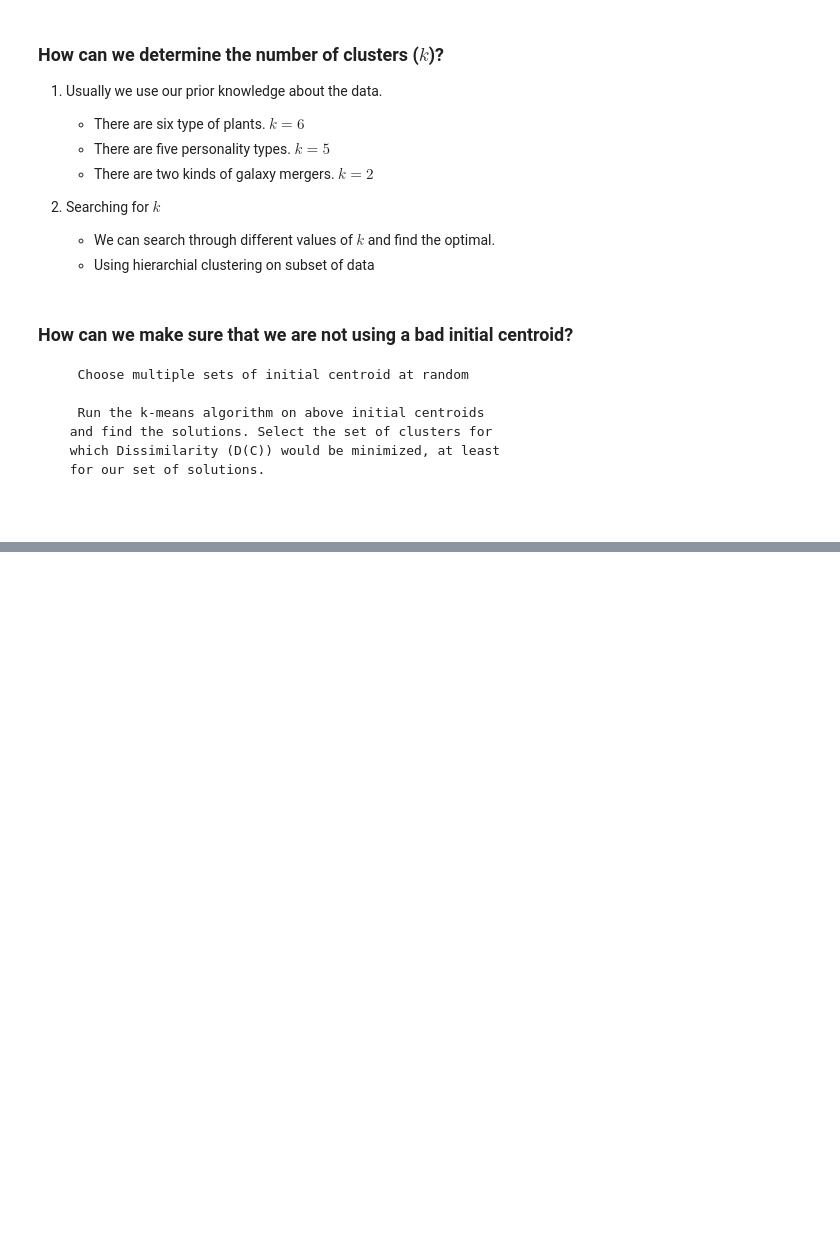
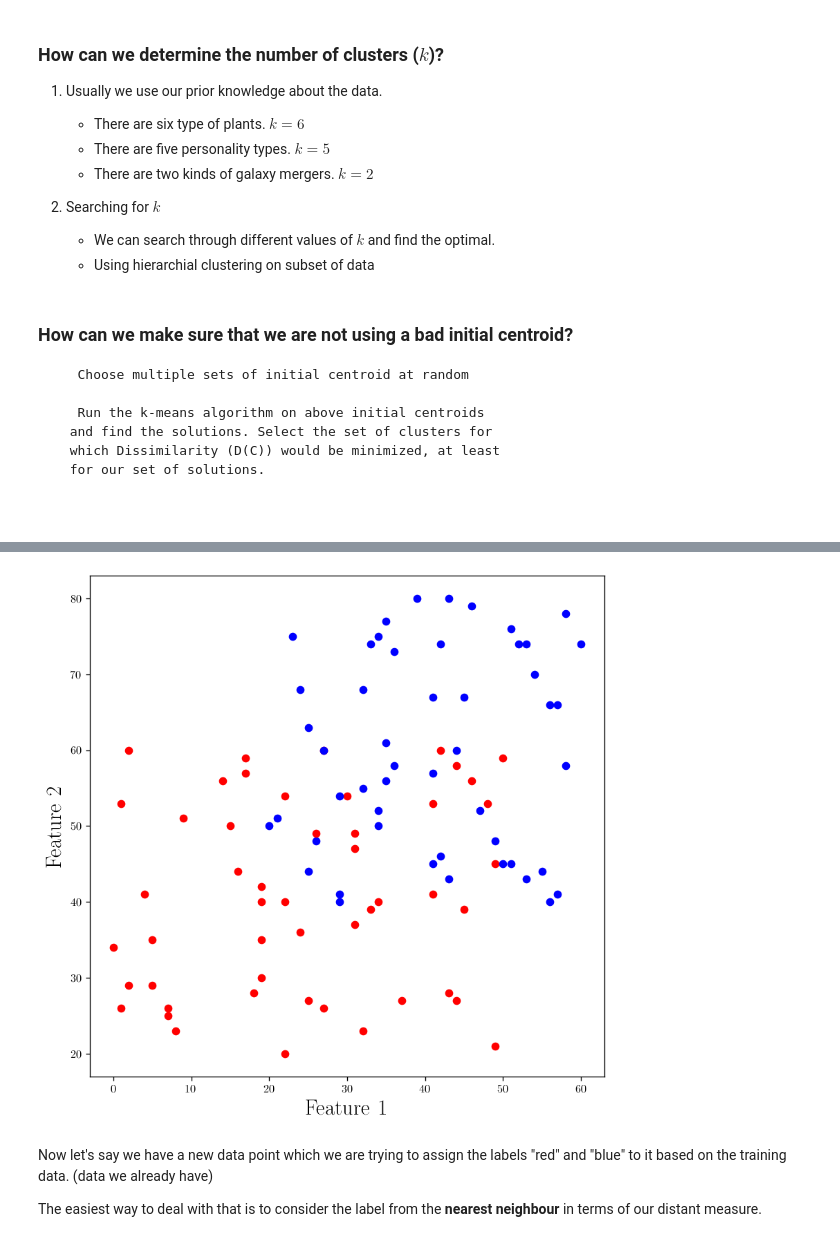
Before and after one commit to sinataamoli/Foundations-of-Machine-Learning, a Jupyter notebook: Discussion Notebooks/Discussion-Week 6-7.ipynb, the cells around one changed output, grey strips where cells are left out. Cells and saved outputs as stored; diff of their text form; code cells hidden in the pictures; blank space fills up the shorter version.

```diff
--- a/Discussion Notebooks/Discussion-Week 6-7.ipynb
+++ b/Discussion Notebooks/Discussion-Week 6-7.ipynb
@@ -520,0 +596,30 @@ This shows how important feature scaling can be!
+# %%
+fig_cl_1 = plt.figure(figsize=(8,8))
+
+group_1, group_2 = [], []
+random.seed(50)
+
+
+
+for i in range(50):
+    _p_ = Point([random.randint(0, 50), random.randint(20, 60)], label="red")
+    group_1.append(_p_)
+    plt.scatter(_p_.get_features()[0], _p_.get_features()[1], color = "r")
+
+
+    _p_ = Point([random.randint(20, 60), random.randint(40, 80)], label="blue")
+    group_2.append(_p_)
+    plt.scatter(_p_.get_features()[0], _p_.get_features()[1], color = "b")
+
+plt.xlabel(r"Feature 1", fontsize = 19)
+plt.ylabel(r"Feature 2", fontsize = 19)
+
+plt.show()
+# %% [output]
+[figure, added]
+# %% [markdown]
+Now let's say we have a new data point which we are trying to assign the labels "red" and "blue" to it based on the training data. (data we already have)
+
+
+
+The easiest way to deal with that is to consider the label from the **nearest neighbour** in terms of our distant measure.
```
Also changed, not shown: parts of 45 cells of this notebook.
